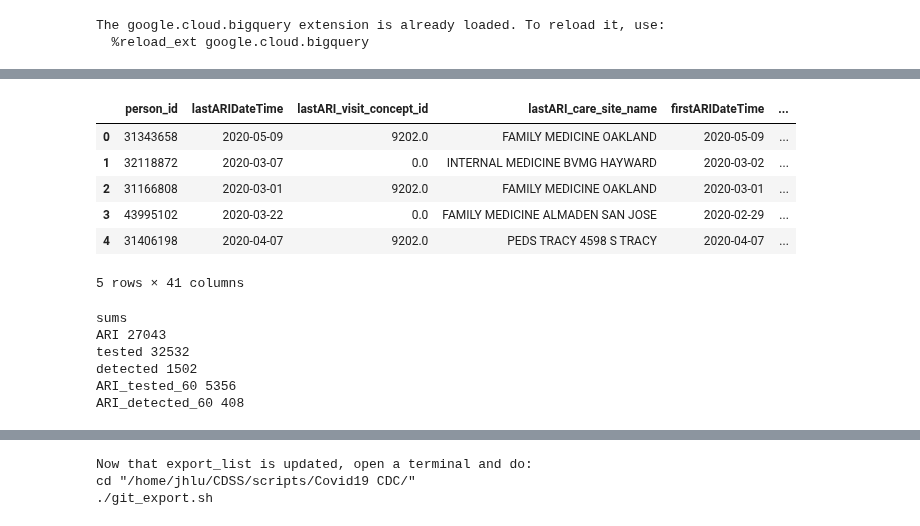
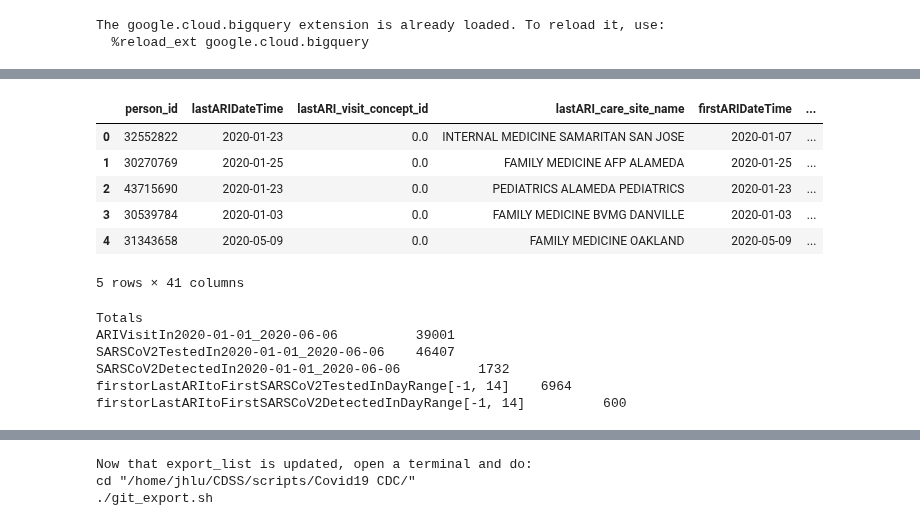
Before and after one commit to HealthRex/CDSS, a Jupyter notebook: scripts/Covid19 CDC/new_tbl_adj.ipynb, the cells around one changed output, grey strips where cells are left out. Saved outputs shown, nothing was run; the diff lists cells and outputs as text; code cells hidden in the pictures.

```diff
--- a/scripts/Covid19 CDC/new_tbl_adj.ipynb
+++ b/scripts/Covid19 CDC/new_tbl_adj.ipynb
@@ -17,3 +21,33 @@ import datetime
 # %% [output]
 The google.cloud.bigquery extension is already loaded. To reload it, use:
   %reload_ext google.cloud.bigquery
+# %%
+# just some formatting for figure making
+plt.rcParams['figure.figsize'] = [12.0, 8.0]
+plt.rcParams['xtick.labelsize'] = 15
+plt.rcParams['ytick.labelsize'] = 15
+plt.rcParams['legend.fontsize'] = 18
+plt.rcParams['figure.titlesize'] = 18
+plt.rcParams['font.size'] = 18
+
+pd.options.display.max_columns = 100
+# %%
+metadata = collections.OrderedDict()
+
+metadata["Corresponding email addresses"] = "marcelkc@stanford.edu, jhlu@stanford.edu"
+print("Corresponding email addresses: ", metadata["Corresponding email addresses"])
+
+metadata["Code repository"] = "https://github.com/lujonathanh/Stanford_Starr-OMOP_COVID_MMWR"
+print("Code repository: ", metadata["Code repository"])
+
+run_date = datetime.datetime.today().strftime("%Y-%m-%d")
+metadata["Run date"] = run_date
+print("Run date:", run_date)
+
+ARI_start_date = '2020-01-01'
+metadata["ARI_start_date"] = ARI_start_date
+print("ARI start date: ", ARI_start_date)
+
+sarscov2test_concept_id = 706170
+metadata["sarscov2test_concept_id"] = sarscov2test_concept_id
+print("sarscov2test_concept_id:", sarscov2test_concept_id)
@@ -248,14 +387,4 @@ Index(['person_id', 'lastARIDateTime', 'lastARI_visit_concept_id',
 # %%
-ARI = df['lastARIDateTime'].notnull().rename('ARI')
-tested = df['lastSARSCoV2TestedDateTime'].notnull().rename('tested')
-detected = df['lastSARSCoV2DetectedDateTime'].notnull().rename('detected')
-
-in_time_range = lambda col : df[col].between(0, 60)
-in_time_ranges = lambda col1, col2 : in_time_range(col1) | in_time_range(col2)
-
-ARI_tested_60 = in_time_ranges('daysFirstARItoFirstSARSCoV2Tested', 'daysLastARItoFirstSARSCoV2Tested').rename('ARI_tested_60')
-ARI_detected_60 = in_time_ranges('daysFirstARItoFirstSARSCoV2Detected', 'daysLastARItoFirstSARSCoV2Detected').rename('ARI_detected_60')
-
 # age categorical
 bins = [0, 5, 18, 50, 65, 75, 85, 100]
 labels = ["[{:02d}, {:02d})".format(i, j) for i, j in zip(bins[:-1], bins[1:])]
@@ -264,25 +393,26 @@ age_cat = pd.cut(df['ageAsOfFeb2020'], bins, labels=labels).rename('age')
 df['care_site'] = df['firstTest_care_site_name'].fillna(df['lastARI_care_site_name'])
 df['visit_concept'] = df['firstTest_visit_concept_id'].fillna(df['lastARI_visit_concept_id'])
 # %%
-df_all = pd.concat([df, ARI, tested, detected, ARI_tested_60, ARI_detected_60, age_cat], axis=1)
+df_all = pd.concat([df, ARI, tested, detected, ARI_tested, ARI_detected, age_cat], axis=1)
 df_all.head()
 # %% [output]
 |  | person_id | lastARIDateTime | lastARI_visit_concept_id | lastARI_care_site_name | firstARIDateTime | ... |
-| 0 | 31343658 | 2020-05-09 | 9202.0 | FAMILY MEDICINE OAKLAND | 2020-05-09 | ... |
-| 1 | 32118872 | 2020-03-07 | 0.0 | INTERNAL MEDICINE BVMG HAYWARD | 2020-03-02 | ... |
-| 2 | 31166808 | 2020-03-01 | 9202.0 | FAMILY MEDICINE OAKLAND | 2020-03-01 | ... |
-| 3 | 43995102 | 2020-03-22 | 0.0 | FAMILY MEDICINE ALMADEN SAN JOSE | 2020-02-29 | ... |
-| 4 | 31406198 | 2020-04-07 | 9202.0 | PEDS TRACY 4598 S TRACY | 2020-04-07 | ... |
+| 0 | 32552822 | 2020-01-23 | 0.0 | INTERNAL MEDICINE SAMARITAN SAN JOSE | 2020-01-07 | ... |
+| 1 | 30270769 | 2020-01-25 | 0.0 | FAMILY MEDICINE AFP ALAMEDA | 2020-01-25 | ... |
+| 2 | 43715690 | 2020-01-23 | 0.0 | PEDIATRICS ALAMEDA PEDIATRICS | 2020-01-23 | ... |
+| 3 | 30539784 | 2020-01-03 | 0.0 | FAMILY MEDICINE BVMG DANVILLE | 2020-01-03 | ... |
+| 4 | 31343658 | 2020-05-09 | 0.0 | FAMILY MEDICINE OAKLAND | 2020-05-09 | ... |
 5 rows × 41 columns
 # %%
-print('sums')
-for elt in ['ARI', 'tested', 'detected', 'ARI_tested_60', 'ARI_detected_60']:
+print('Totals')
+for elt in out_keys:
     df_all[elt] = df_all[elt].astype('int32')
-    print(elt, np.sum(df_all[elt]))
+    metadata["total_" + str(elt)] = np.sum(df_all[elt])
+    print(elt, "\t", np.sum(df_all[elt]))
 # %% [output]
-sums
-ARI 27043
-tested 32532
-detected 1502
-ARI_tested_60 5356
-ARI_detected_60 408
+Totals
+ARIVisitIn2020-01-01_2020-06-06          39001
+SARSCoV2TestedIn2020-01-01_2020-06-06    46407
+SARSCoV2DetectedIn2020-01-01_2020-06-06          1732
+firstorLastARItoFirstSARSCoV2TestedInDayRange[-1, 14]    6964
+firstorLastARItoFirstSARSCoV2DetectedInDayRange[-1, 14]          600
```
Also changed, not shown: parts of 28 cells of this notebook.
